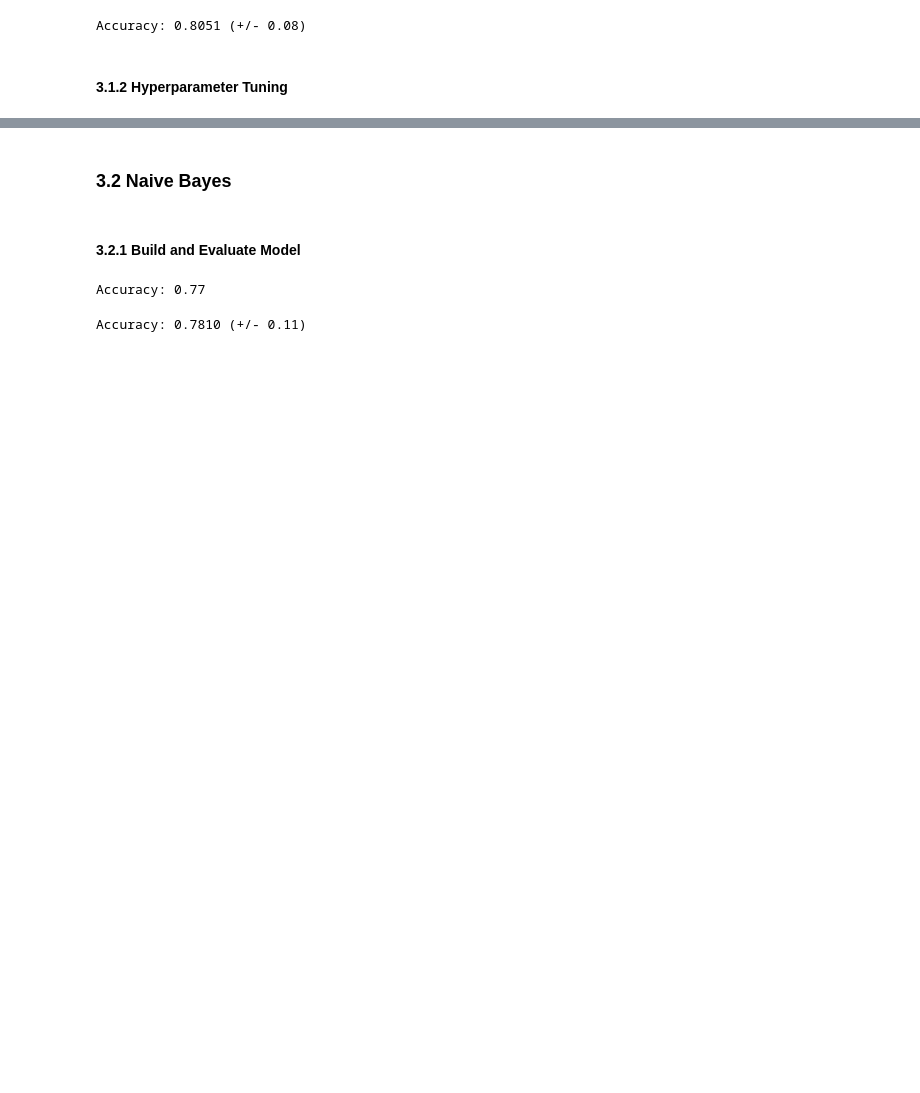
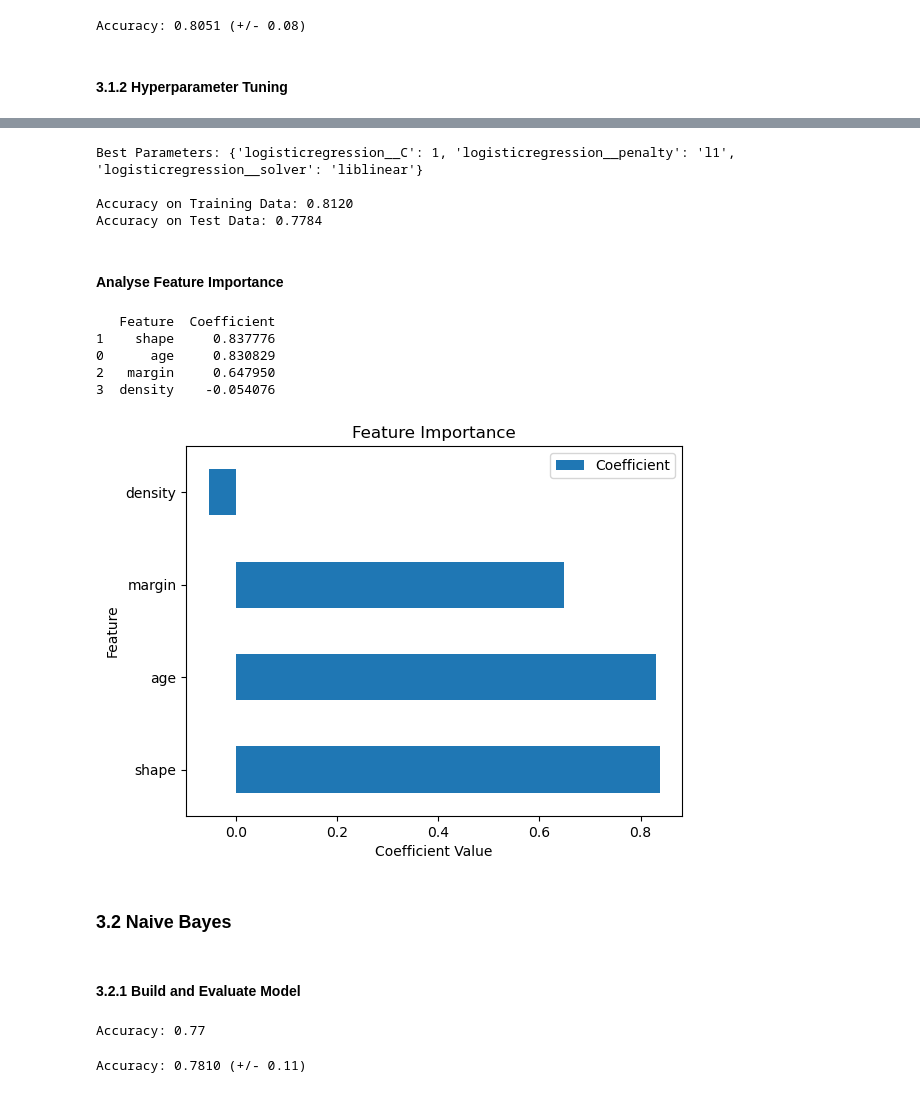
Before and after one commit to diogoalexandreramalho/mammogram_mass_classification, a Jupyter notebook: Mammogram_Mass_Classification.ipynb, the cells around one changed output, grey strips where cells are left out. Cells and saved outputs as stored; diff of their text form; code cells hidden in the pictures; blank space fills up the shorter version.

```diff
--- a/Mammogram_Mass_Classification.ipynb
+++ b/Mammogram_Mass_Classification.ipynb
@@ -443,3 +466,51 @@ Best Cross-Validation Score: 0.8038958228122068
+# %%
+# Show the accuracy on training data and the best parameters
+print("Best Parameters:", grid_search.best_params_)
+print(f"\nAccuracy on Training Data: {grid_search.best_score_:.4f}")
+
+# Calculate the accuracy for test dataset
+y_pred = grid_search.predict(X_test)
+accuracy = accuracy_score(y_test, y_pred)
+print(f"Accuracy on Test Data: {accuracy:.4f}")
+# %% [output]
+Best Parameters: {'logisticregression__C': 1, 'logisticregression__penalty': 'l1', 'logisticregression__solver': 'liblinear'}
+
+Accuracy on Training Data: 0.8120
+Accuracy on Test Data: 0.7784
+# %% [markdown]
+#### Analyse Feature Importance
+# %%
+best_model = grid_search.best_estimator_
+
+# Extract the logistic regression model from the best model
+lr = best_model.named_steps['logisticregression']
+
+# Get the feature names (assuming X_train is a DataFrame)
+feature_names = X_train.columns
+
+# Get the coefficients from the logistic regression model
+coefficients = lr.coef_[0]
+
+# Combine feature names and coefficients into a dataframe
+coef_df = pd.DataFrame({'Feature': feature_names, 'Coefficient': coefficients})
+
+# Sort the features by the absolute value of their coefficients
+coef_df = coef_df.reindex(coef_df.Coefficient.abs().sort_values(ascending=False).index)
+
+print(coef_df)
+
+coef_df.plot(kind='barh', x='Feature', y='Coefficient')
+plt.title('Feature Importance')
+plt.xlabel('Coefficient Value')
+plt.ylabel('Feature')
+plt.show()
+# %% [output]
+   Feature  Coefficient
+1    shape     0.837776
+0      age     0.830829
+2   margin     0.647950
+3  density    -0.054076
+[figure, added]
 # %% [markdown]
 ### 3.2 Naive Bayes
 # %% [markdown]
```
Also changed, not shown: parts of 20 cells of this notebook, 2 other files.
